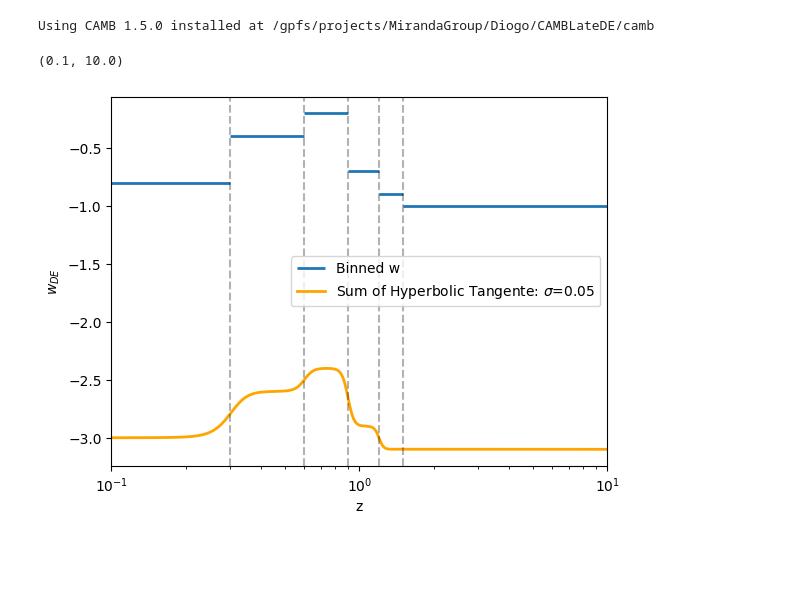
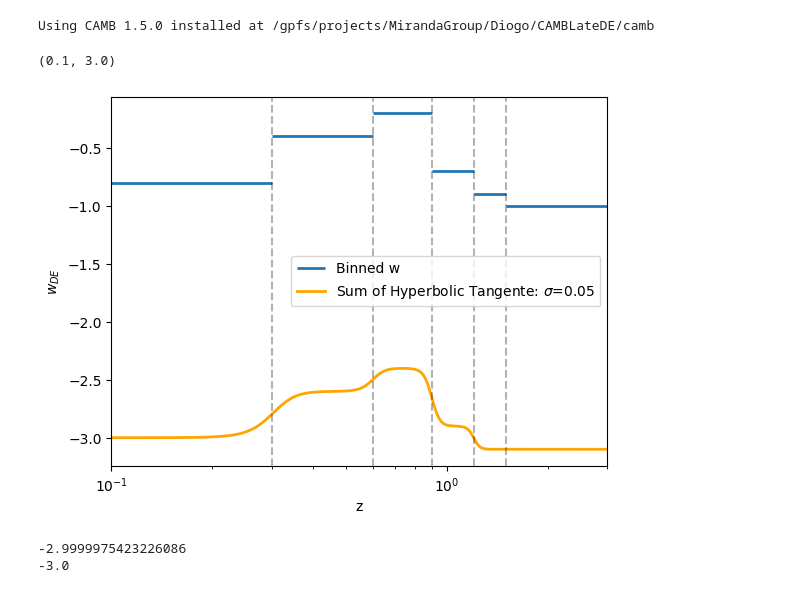
Before and after one commit to SBU-COSMOLIKE/CAMBLateDE, a Jupyter notebook: docs/LateDE_SumTanh.ipynb, the cells around one changed output. Drawn from its saved outputs; the diff is of its cells as text; code cells hidden in the pictures; blank space fills up the shorter version.

```diff
--- a/docs/LateDE_SumTanh.ipynb
+++ b/docs/LateDE_SumTanh.ipynb
@@ -42,12 +42,18 @@ y = [eval(f"Binned5_results.Params.DarkEnergy.w{i}") for i in range(5)] + [-1]
 # %%
 [plt.hlines(y=y[i],xmin=x[i],xmax=x[i+1],color="C0",lw=2, label=("Binned w" if i==0 else None)) for i in range(6)]
 plt.semilogx(redshift,w_SumTanh, lw=2, label="Sum of Hyperbolic Tangente: "+r"$\sigma$={}".format(SumTanh_results.Params.DarkEnergy.sigma),color="orange")
 
 [plt.axvline(x=zs_5bins[i],c="black",ls="--",alpha=.3) for i in range(5)]
 plt.legend(loc="center right")
 plt.xlabel("z")
 plt.ylabel(r"$w_{DE}$")
-plt.xlim(1e-1,1e1)
+plt.xlim(1e-1,3e0)
 # %% [output]
-(0.1, 10.0)
+(0.1, 3.0)
-[figure, old version]
+[figure, new version]
+# %%
+print(w_SumTanh[-1])
+print(commom_params["w0"]+commom_params["w1"]+commom_params["w2"]+commom_params["w3"]+commom_params["w4"])
+# %% [output]
+-2.9999975423226086
+-3.0
```
Also changed, not shown: parts of 1 cell of this notebook, 1 other file.
